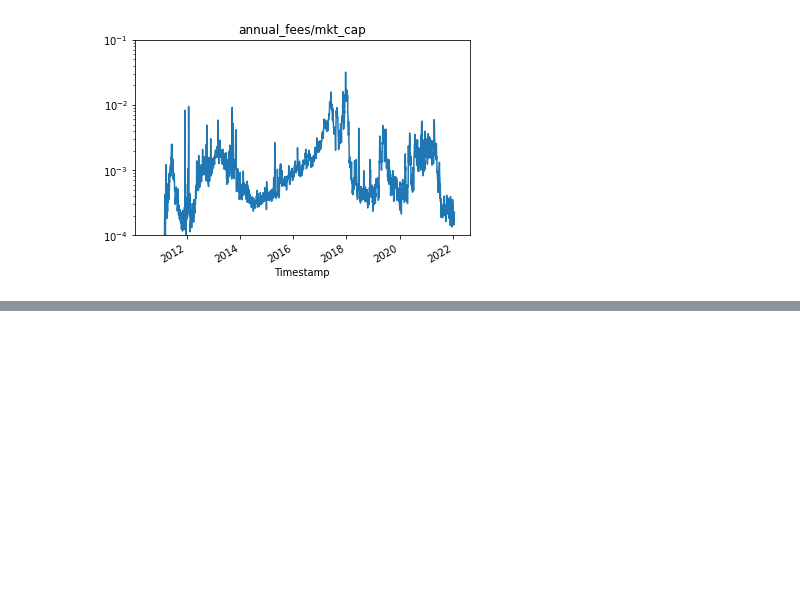
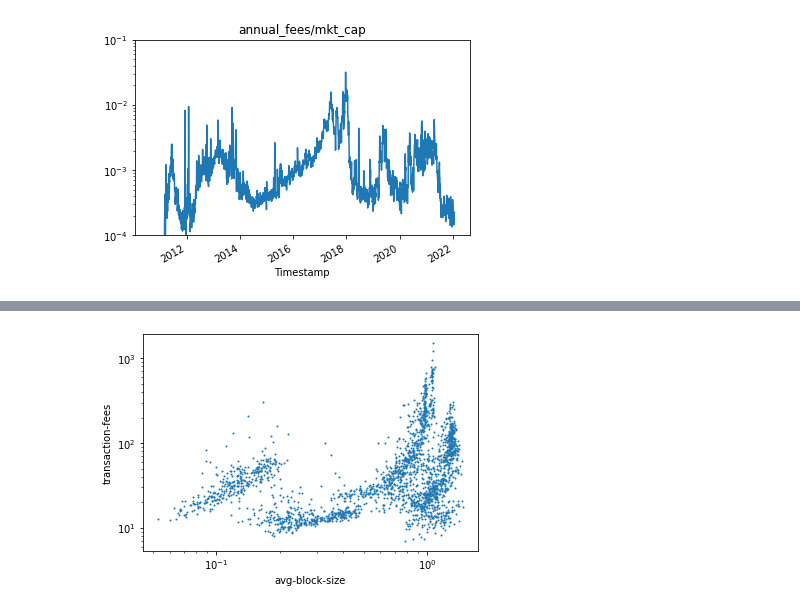
Before and after one commit to QRB-Labs/qrb, a Jupyter notebook: analysis/mining_dynamics.ipynb, the cells around one changed output, grey strips where cells are left out. Cells and saved outputs as stored; diff of their text form; code cells hidden in the pictures; blank space fills up the shorter version.

```diff
--- a/analysis/mining_dynamics.ipynb
+++ b/analysis/mining_dynamics.ipynb
@@ -60,0 +92,6 @@ Text(0.5, 1.0, 'annual_fees/mkt_cap')
+# %%
+df2.loc[df2.index>pd.to_datetime('2012-07-01')].plot.scatter(x='avg-block-size',y='transaction-fees',s=1)
+plt.yscale('log')
+plt.xscale('log')
+# %% [output]
+[figure, added]
```
Also changed, not shown: parts of 3 cells of this notebook, 4 other files.
